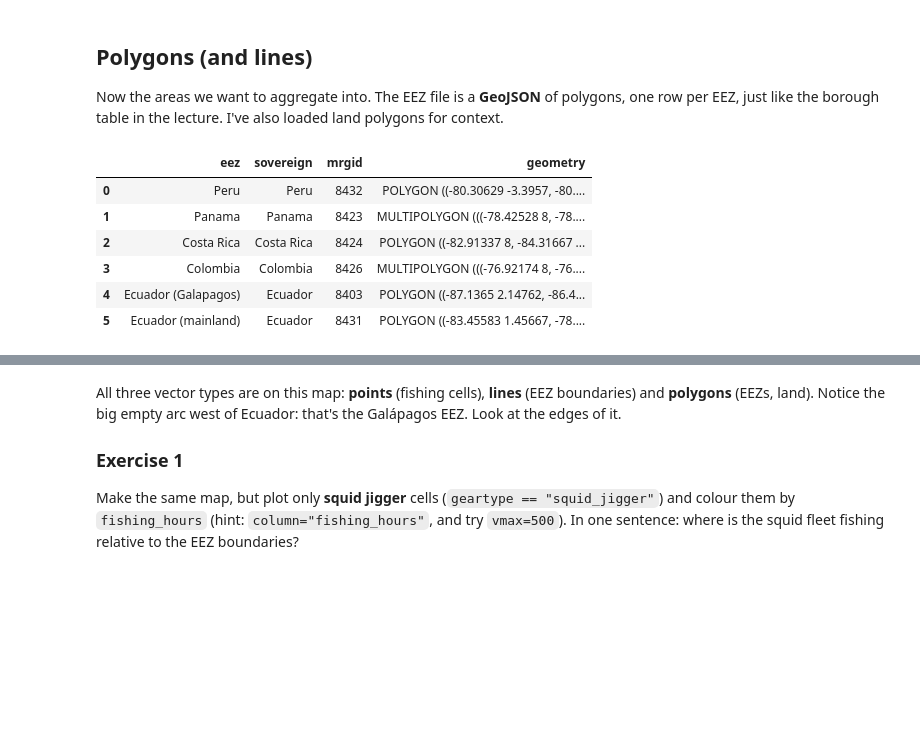
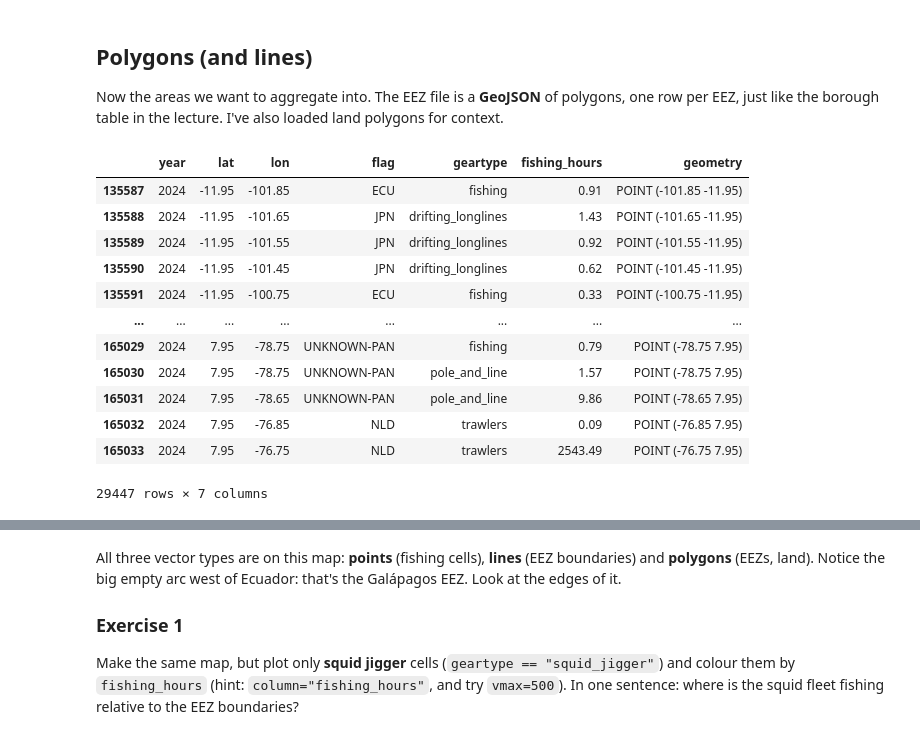
Before and after one commit to ellaxcode/QM2, a Jupyter notebook: notebooks/w03_spatial_data.ipynb, the cells around one changed output, grey strips where cells are left out. Cells and saved outputs as stored; diff of their text form; code cells hidden in the pictures; blank space fills up the shorter version.

```diff
--- a/notebooks/w03_spatial_data.ipynb
+++ b/notebooks/w03_spatial_data.ipynb
@@ -116,14 +114,22 @@ Now the areas we want to aggregate into. The EEZ file is a **GeoJSON** of polygo
 # %%
 eez = gpd.read_file(URL + "eez_galapagos.geojson")
 land = gpd.read_file(URL + "land_galapagos.geojson")
 eez
+land
+cells
 # %% [output]
-|  | eez | sovereign | mrgid | geometry |
-| 0 | Peru | Peru | 8432 | POLYGON ((-80.30629 -3.3957, -80.... |
-| 1 | Panama | Panama | 8423 | MULTIPOLYGON (((-78.42528 8, -78.... |
-| 2 | Costa Rica | Costa Rica | 8424 | POLYGON ((-82.91337 8, -84.31667 ... |
-| 3 | Colombia | Colombia | 8426 | MULTIPOLYGON (((-76.92174 8, -76.... |
-| 4 | Ecuador (Galapagos) | Ecuador | 8403 | POLYGON ((-87.1365 2.14762, -86.4... |
-| 5 | Ecuador (mainland) | Ecuador | 8431 | POLYGON ((-83.45583 1.45667, -78.... |
+|  | year | lat | lon | flag | geartype | fishing_hours | geometry |
+| 135587 | 2024 | -11.95 | -101.85 | ECU | fishing | 0.91 | POINT (-101.85 -11.95) |
+| 135588 | 2024 | -11.95 | -101.65 | JPN | drifting_longlines | 1.43 | POINT (-101.65 -11.95) |
+| 135589 | 2024 | -11.95 | -101.55 | JPN | drifting_longlines | 0.92 | POINT (-101.55 -11.95) |
+| 135590 | 2024 | -11.95 | -101.45 | JPN | drifting_longlines | 0.62 | POINT (-101.45 -11.95) |
+| 135591 | 2024 | -11.95 | -100.75 | ECU | fishing | 0.33 | POINT (-100.75 -11.95) |
+| ... | ... | ... | ... | ... | ... | ... | ... |
+| 165029 | 2024 | 7.95 | -78.75 | UNKNOWN-PAN | fishing | 0.79 | POINT (-78.75 7.95) |
+| 165030 | 2024 | 7.95 | -78.75 | UNKNOWN-PAN | pole_and_line | 1.57 | POINT (-78.75 7.95) |
+| 165031 | 2024 | 7.95 | -78.65 | UNKNOWN-PAN | pole_and_line | 9.86 | POINT (-78.65 7.95) |
+| 165032 | 2024 | 7.95 | -76.85 | NLD | trawlers | 0.09 | POINT (-76.85 7.95) |
+| 165033 | 2024 | 7.95 | -76.75 | NLD | trawlers | 2543.49 | POINT (-76.75 7.95) |
+29447 rows × 7 columns
 # %%
 fig, ax = plt.subplots(figsize=(10, 8))
```
Also changed, not shown: parts of 11 cells of this notebook.
